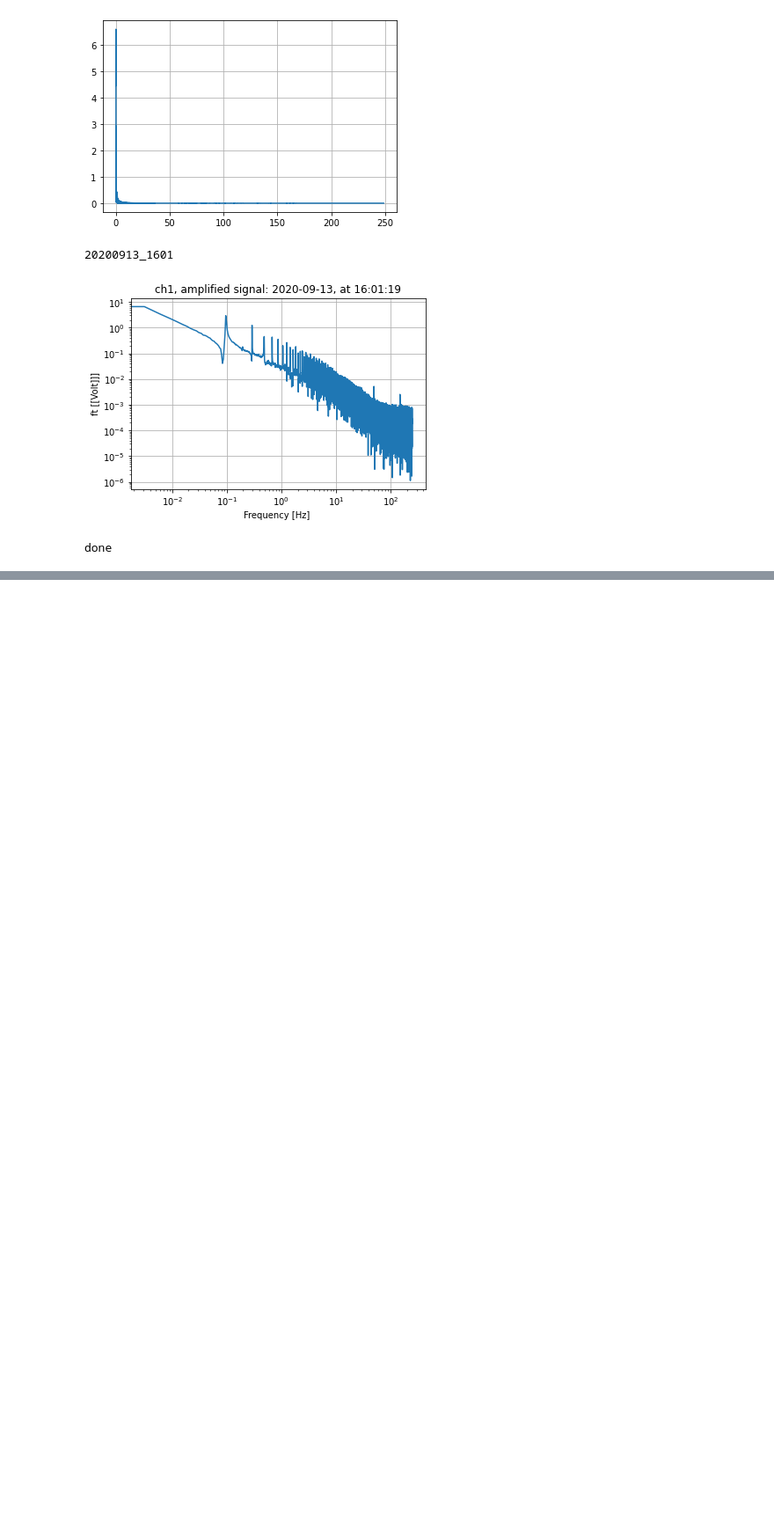
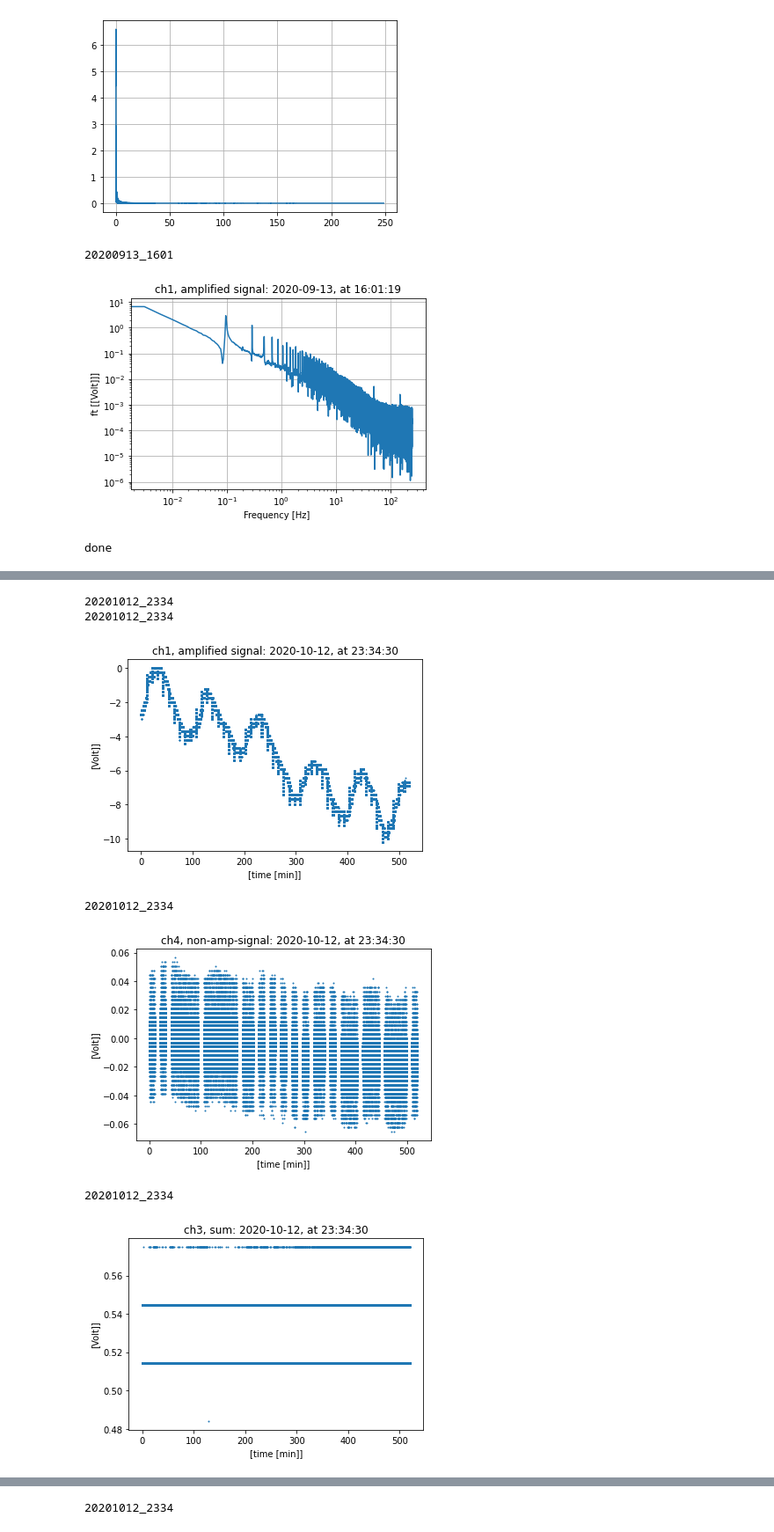
Before and after one commit to EinavGry/Lab---precision-measurements, a Jupyter notebook: analysing_freq.ipynb, the cells around one changed output, grey strips where cells are left out. Shown at 88% size. Drawn from its saved outputs; the diff is of its cells as text; code cells hidden in the pictures; blank space fills up the shorter version.

```diff
--- a/analysing_freq.ipynb
+++ b/analysing_freq.ipynb
@@ -475,0 +476,78 @@ plt.show()
+# %%
+# 20201012_2334
+
+
+# 'data_20201012_2333.pickle'
+
+# set path to get data
+pickle_path = get_pickle_path(repo_path)
+os.chdir(pickle_path)
+
+file_name = "data_20201012_2333.pickle"
+t1 ,x1,t3,x3,t4,x4,start_time = open_from_pickle(file_name)
+
+round_done(repo_path)
+
+
+points_per_sec = len(x1)/(t1[-1]*60)
+print("points_per_sec : " ,points_per_sec)
+new_x = []
+new_t = []
+for i in range(len(x)-len(x)%100):
+    avg_150 = np.mean(x1[i:i+150])
+    time_150 = np.mean(t1[i:i+150])
+    new_x.append(avg_150)
+    new_t.append(time_150)
+    i = i+150
+print("done")
+
+# change to saving-directory
+os.chdir(save_log_figs)
+
+t_vec_s = ([var*60 for var in new_t]) #t vec in [seconds]
+plt.yscale('log')
+plt.xscale('log')
+ft,fx = draw_fft(t_vec_s,new_x)
+
+the_time = datetime.datetime.fromtimestamp(start_time).strftime('%Y%m%d_%H%M')
+print(the_time)
+hours = str(t1[-1]/60)
+hours = "%.3f"%(t1[-1]/60)
+plt.title(datetime.datetime.fromtimestamp(start_time).strftime(ch_num+', '+ch_name+ ': %Y-%m-%d, started %H:%M:%S ,duration: '+hours+'[hours] , avg 150'))
+
+plt.xlabel('Frequency [Hz] ')
+plt.ylabel('ft [[Volt]]]')
+# plt.scatter(t, x,s = 1)
+plt.yscale('log')
+plt.xscale('log')
+plt.grid()
+plt.plot(ft, fx)
+save_name = "fig_log_Frequency_"+the_time+"_"+ch_num+"_amplified_signal_avg_150"
+plt.savefig(save_name ,bbox_inches='tight')
+plt.show()
+
+ft,fx = draw_fft(t1,x1)
+the_time = datetime.datetime.fromtimestamp(start_time).strftime('%Y%m%d_%H%M')
+print(the_time)
+hours = str(t1[-1]/60)
+hours = "%.3f"%(t1[-1]/60)
+plt.title(datetime.datetime.fromtimestamp(start_time).strftime(ch_num+', '+ch_name+ ': %Y-%m-%d, started %H:%M:%S ,duration: '+hours+'[hours], no_avg'))
+
+plt.xlabel('Frequency [Hz] ')
+plt.ylabel('ft [[Volt]]]')
+# plt.scatter(t, x,s = 1)
+plt.yscale('log')
+plt.xscale('log')
+plt.grid()
+plt.plot(ft, fx)
+save_name = "fig_log_Frequency_"+the_time+"_"+ch_num+"_amplified_signal_no_avg"
+plt.savefig(save_name ,bbox_inches='tight')
+plt.show()
+# %% [output]
+20201012_2334
+20201012_2334
+[figure, added]
+20201012_2334
+[figure, added]
+20201012_2334
+[figure, added]
@@ -475,0 +559 @@ plt.show()
+20201012_2334
```
Also changed, not shown: parts of 4 cells of this notebook, 1 other file.
